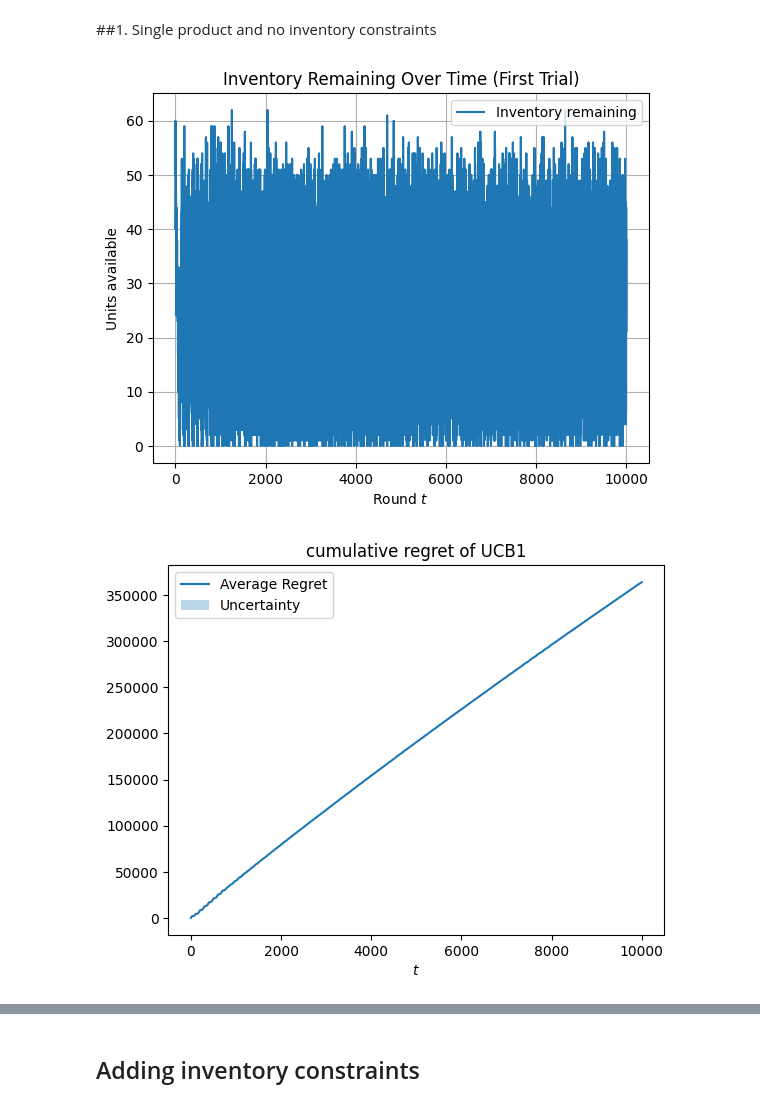
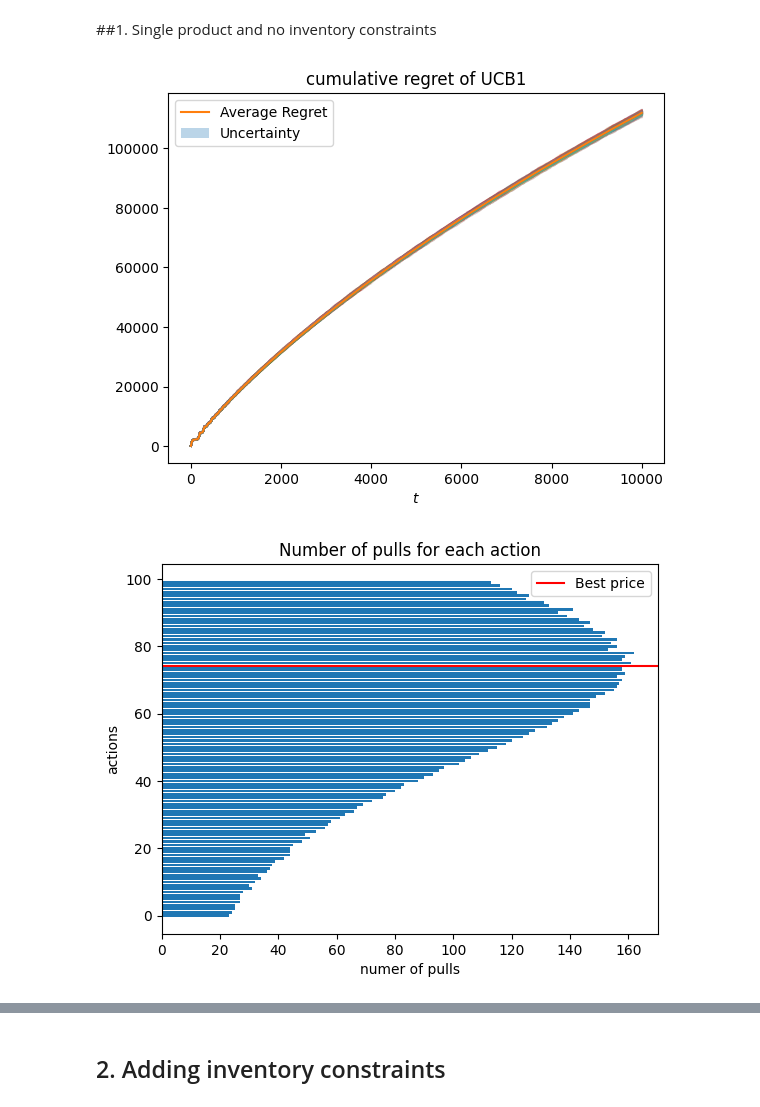
Before and after one commit to alessandrom10/Online_Learning_Applications_Project, a Jupyter notebook: Req_1/Req_1.ipynb, the cells around one changed output, grey strips where cells are left out. Cells and saved outputs as stored; diff of their text form; code cells hidden in the pictures.

```diff
--- a/Req_1/Req_1.ipynb
+++ b/Req_1/Req_1.ipynb
@@ -62,10 +62,10 @@ T = 10000
 K = 100
 
 prices = np.linspace(10,20,K) # 100 actions!
-cost = 10
+cost = 15
 conversion_probability = lambda p: 1-p/20
 
-n_customers = 100 # I assume the number of customers arriving is the same everyday (for now, in general this is not true)
+n_customers = 30 # I assume the number of customers arriving is the same everyday (for now, in general this is not true)
 
 reward_function = lambda price, n_sales: (price-cost)*n_sales
 maximum_profit = reward_function(max(prices), n_customers) # the maximum possible reward is selling at the maximum price to every possible customer
@@ -76,10 +76,20 @@ best_price_index = np.argmax(profit_curve)
 best_price = prices[best_price_index]
 expected_clairvoyant_rewards = np.repeat(profit_curve[best_price_index], T)
 
-inventory_over_time = []
+# Track reward for each round
+clairvoyant_rewards = []
+for t in range(T):
+    # simulate number of sales at the best price
+    n_sales = np.random.binomial(n_customers, conversion_probability(best_price))
+    reward = reward_function(best_price, n_sales)
+    clairvoyant_rewards.append(reward)
+
+clairvoyant_rewards = np.array(clairvoyant_rewards)
+
 n_trials = 100
 
 regret_per_trial = []
+regret_ratio_trials = []
 
 for seed in range(n_trials):
     np.random.seed(seed)
@@ -87,6 +97,8 @@ for seed in range(n_trials):
     ucb_agent = UCB1Agent(K, T, range=maximum_profit)
 
     agent_rewards = np.array([])
+    regret_per_trial_ratio = []
+    cr_per_round = 0
 
     for t in range(T):
         pi_t = ucb_agent.pull_arm() ## the agent returns the index!!
@@ -94,53 +106,45 @@ for seed in range(n_trials):
         d_t, r_t = env.round(p_t, n_customers)
         ucb_agent.update(r_t)
 
-        inventory_over_time.append(d_t)
+        agent_rewards = np.append(agent_rewards, r_t)
 
-        agent_rewards = np.append(agent_rewards, r_t)
+        diff = clairvoyant_rewards[t] - agent_rewards[t]
+        cr_per_round += diff
+        regret_per_trial_ratio.append(cr_per_round/(t+1))
+
 
     cumulative_regret = np.cumsum(expected_clairvoyant_rewards-agent_rewards)
     regret_per_trial.append(cumulative_regret)
-
-    if seed == 0:
-       first_inventory_over_time = inventory_over_time.copy()
-       plt.figure()
-       plt.plot(np.arange(T), first_inventory_over_time, label="Inventory remaining")
-       plt.title("Inventory Remaining Over Time (First Trial)")
-       plt.xlabel("Round $t$")
-       plt.ylabel("Units available")
-       plt.grid(True)
-       plt.legend()
-       plt.show()
+    regret_ratio_trials.append(np.sum(regret_per_trial_ratio) / len(regret_per_trial_ratio))
 
 regret_per_trial = np.array(regret_per_trial)
-
+avg_regret_ratio = np.sum(regret_ratio_trials) / len(regret_ratio_trials)
 average_regret = regret_per_trial.mean(axis=0)
 regret_sd = regret_per_trial.std(axis=0)
 
+for i in range(n_trials):
+    plt.plot(np.arange(T), regret_per_trial[i], alpha=0.3)
+plt.plot(np.arange(T), average_regret)
 plt.plot(np.arange(T), average_regret, label='Average Regret')
 plt.title('cumulative regret of UCB1')
 plt.fill_between(np.arange(T),
                 average_regret-regret_sd/np.sqrt(n_trials),
                 average_regret+regret_sd/np.sqrt(n_trials),
                 alpha=0.3,
                 label='Uncertainty')
 #plt.plot((0,T-1), (average_regret[0], average_regret[-1]), 'ro', linestyle="--")
 plt.xlabel('$t$')
 plt.legend()
 plt.show()
 
 plt.figure()
 plt.barh(np.arange(100), ucb_agent.N_pulls)
 plt.axhline(best_price_index, color='red', label='Best price')
 plt.ylabel('actions')
 plt.xlabel('numer of pulls')
 plt.legend()
 plt.title('Number of pulls for each action')
 plt.show();
-
-# if we change the time horizont we put 100 -> same as the numb of arms so the agent is pulling each arm once
-# at start the price increases and so the regret, at some point in the middle there is an horizontal regret since we get the best price and then still increases
-# numb of pulled arm is 1 for each one
 # %% [output]
-[figure, old version]
+[figure, new version]
-[figure, old version]
+[figure, new version]
@@ -148,5 +151,5 @@ plt.show();
 # %% [markdown]
-## Adding inventory constraints
+## 2. Adding inventory constraints
 # %%
 #MA prob we just need to discretize the arms
 
```
Also changed, not shown: parts of 4 cells of this notebook, 1 other file.
